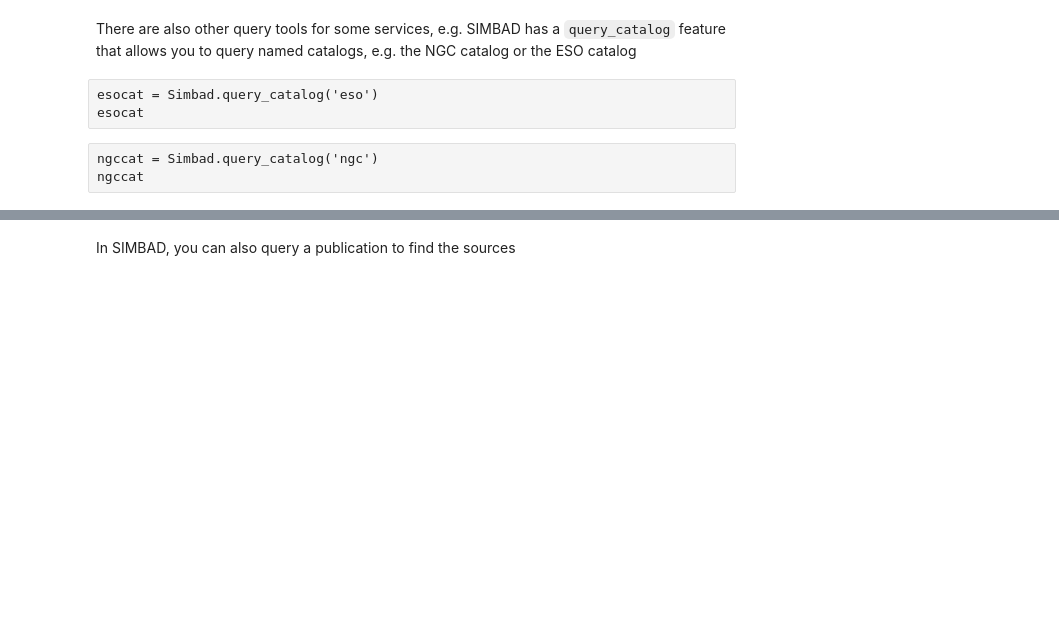
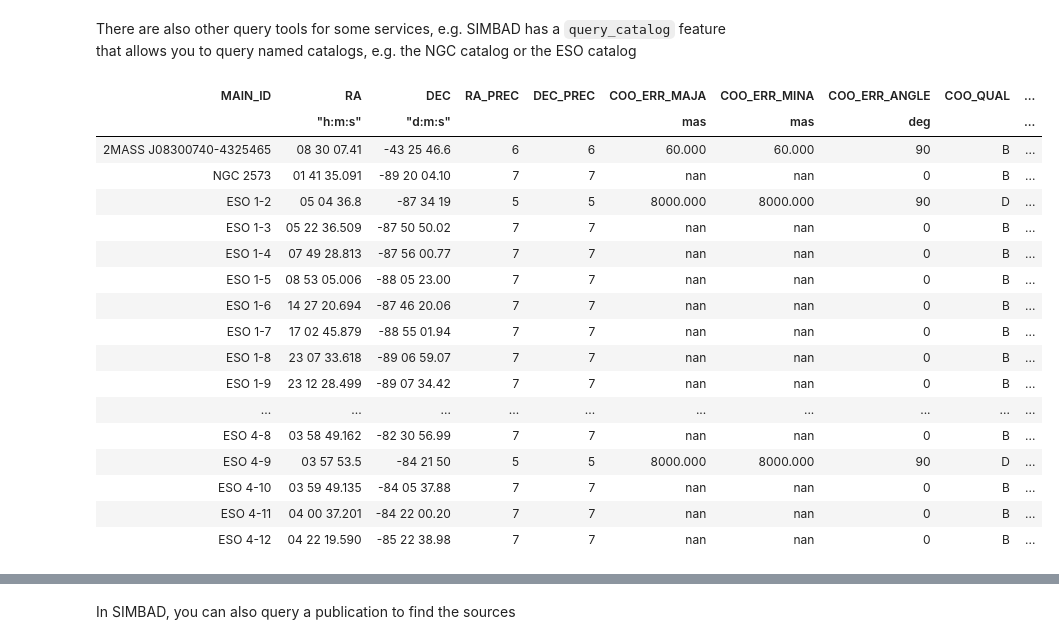
Before and after one commit to ESO-python/ESOPythonTutorials, a Jupyter notebook: notebooks/ESOPythonDemoDay7_Astroquery_ESO_Simbad_Vizier.ipynb, the cells around one changed output, grey strips where cells are left out. Cells and saved outputs as stored; diff of their text form; code cells hidden in the pictures; blank space fills up the shorter version.

```diff
--- a/notebooks/ESOPythonDemoDay7_Astroquery_ESO_Simbad_Vizier.ipynb
+++ b/notebooks/ESOPythonDemoDay7_Astroquery_ESO_Simbad_Vizier.ipynb
@@ -54,9 +73,26 @@ result3
 | 1RXS J175749.5+043955 | 17 57 49.505 | +04 39 55.01 | 7 | 7 | nan | nan | 0 | D | ... |
 # %% [markdown]
 There are also other query tools for some services, e.g. SIMBAD has a `query_catalog` feature that allows you to query named catalogs, e.g. the NGC catalog or the ESO catalog
-# %% [raw]
-esocat = Simbad.query_catalog('eso')
-esocat
-# %% [raw]
-ngccat = Simbad.query_catalog('ngc')
-ngccat
+# %%
+Simbad.ROW_LIMIT = 100
+esocat = Simbad.query_catalog('eso')
+esocat
+# %% [output]
+| MAIN_ID | RA | DEC | RA_PREC | DEC_PREC | COO_ERR_MAJA | COO_ERR_MINA | COO_ERR_ANGLE | COO_QUAL | ... |
+|  | "h:m:s" | "d:m:s" |  |  | mas | mas | deg |  | ... |
+| 2MASS J08300740-4325465 | 08 30 07.41 | -43 25 46.6 | 6 | 6 | 60.000 | 60.000 | 90 | B | ... |
+| NGC 2573 | 01 41 35.091 | -89 20 04.10 | 7 | 7 | nan | nan | 0 | B | ... |
+| ESO 1-2 | 05 04 36.8 | -87 34 19 | 5 | 5 | 8000.000 | 8000.000 | 90 | D | ... |
+| ESO 1-3 | 05 22 36.509 | -87 50 50.02 | 7 | 7 | nan | nan | 0 | B | ... |
+| ESO 1-4 | 07 49 28.813 | -87 56 00.77 | 7 | 7 | nan | nan | 0 | B | ... |
+| ESO 1-5 | 08 53 05.006 | -88 05 23.00 | 7 | 7 | nan | nan | 0 | B | ... |
+| ESO 1-6 | 14 27 20.694 | -87 46 20.06 | 7 | 7 | nan | nan | 0 | B | ... |
+| ESO 1-7 | 17 02 45.879 | -88 55 01.94 | 7 | 7 | nan | nan | 0 | B | ... |
+| ESO 1-8 | 23 07 33.618 | -89 06 59.07 | 7 | 7 | nan | nan | 0 | B | ... |
+| ESO 1-9 | 23 12 28.499 | -89 07 34.42 | 7 | 7 | nan | nan | 0 | B | ... |
+| ... | ... | ... | ... | ... | ... | ... | ... | ... | ... |
+| ESO 4-8 | 03 58 49.162 | -82 30 56.99 | 7 | 7 | nan | nan | 0 | B | ... |
+| ESO 4-9 | 03 57 53.5 | -84 21 50 | 5 | 5 | 8000.000 | 8000.000 | 90 | D | ... |
+| ESO 4-10 | 03 59 49.135 | -84 05 37.88 | 7 | 7 | nan | nan | 0 | B | ... |
+| ESO 4-11 | 04 00 37.201 | -84 22 00.20 | 7 | 7 | nan | nan | 0 | B | ... |
+| ESO 4-12 | 04 22 19.590 | -85 22 38.98 | 7 | 7 | nan | nan | 0 | B | ... |
```
Also changed, not shown: parts of 9 cells of this notebook.
